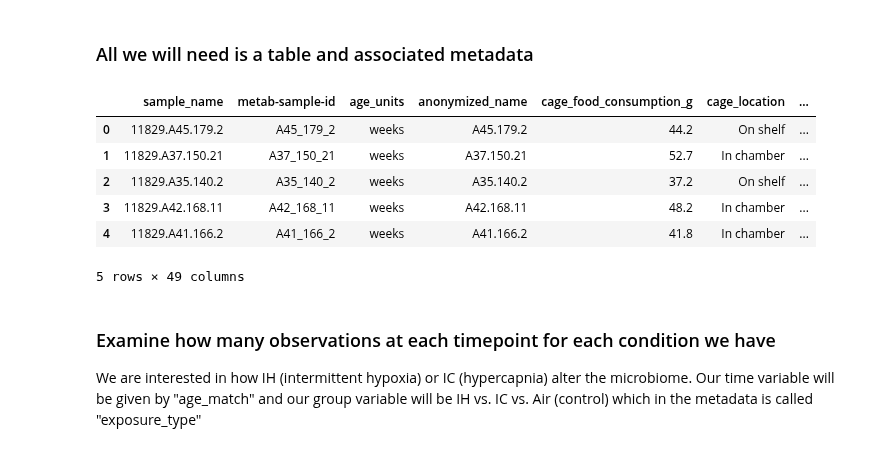
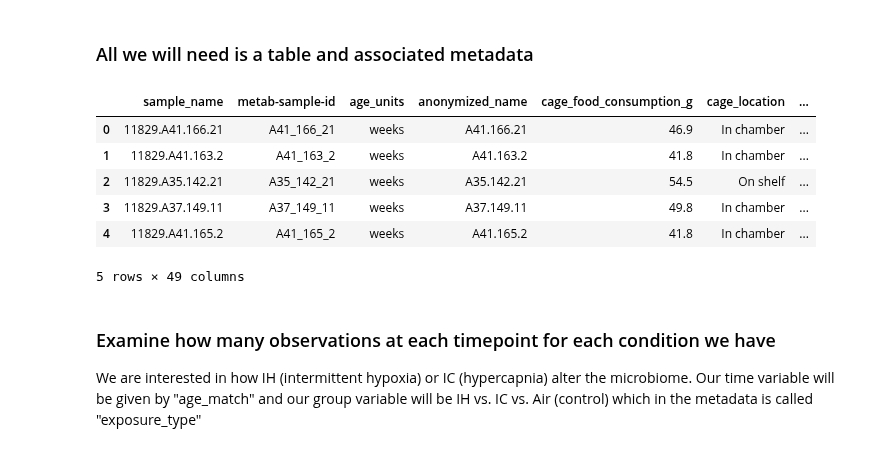
Before and after one commit to dpear/q2-convexhull2, a Jupyter notebook: 01-ch-visualizations-tutorial.ipynb, the cells around one changed output. Saved outputs shown, nothing was run; the diff lists cells and outputs as text; code cells hidden in the pictures.

```diff
--- a/01-ch-visualizations-tutorial.ipynb
+++ b/01-ch-visualizations-tutorial.ipynb
@@ -31,16 +31,16 @@ from scipy import stats
 # %% [markdown]
 ### All we will need is a table and associated metadata
 # %%
-qtab = qiime2.Artifact.load('data/table.qza')
+tab = biom.load_table('data/table.biom')
 meta = pd.read_csv('data/metadata.tsv', sep='\t')
 meta.head()
 # %% [output]
 |  | sample_name | metab-sample-id | age_units | anonymized_name | cage_food_consumption_g | cage_location | ... |
-| 0 | 11829.A45.179.2 | A45_179_2 | weeks | A45.179.2 | 44.2 | On shelf | ... |
-| 1 | 11829.A37.150.21 | A37_150_21 | weeks | A37.150.21 | 52.7 | In chamber | ... |
-| 2 | 11829.A35.140.2 | A35_140_2 | weeks | A35.140.2 | 37.2 | On shelf | ... |
-| 3 | 11829.A42.168.11 | A42_168_11 | weeks | A42.168.11 | 48.2 | In chamber | ... |
-| 4 | 11829.A41.166.2 | A41_166_2 | weeks | A41.166.2 | 41.8 | In chamber | ... |
+| 0 | 11829.A41.166.21 | A41_166_21 | weeks | A41.166.21 | 46.9 | In chamber | ... |
+| 1 | 11829.A41.163.2 | A41_163_2 | weeks | A41.163.2 | 41.8 | In chamber | ... |
+| 2 | 11829.A35.142.21 | A35_142_21 | weeks | A35.142.21 | 54.5 | On shelf | ... |
+| 3 | 11829.A37.149.11 | A37_149_11 | weeks | A37.149.11 | 49.8 | In chamber | ... |
+| 4 | 11829.A41.165.2 | A41_165_2 | weeks | A41.165.2 | 41.8 | In chamber | ... |
 5 rows × 49 columns
 # %% [markdown]
 ### Examine how many observations at each timepoint for each condition we have
```
Also changed, not shown: parts of 6 cells of this notebook.
